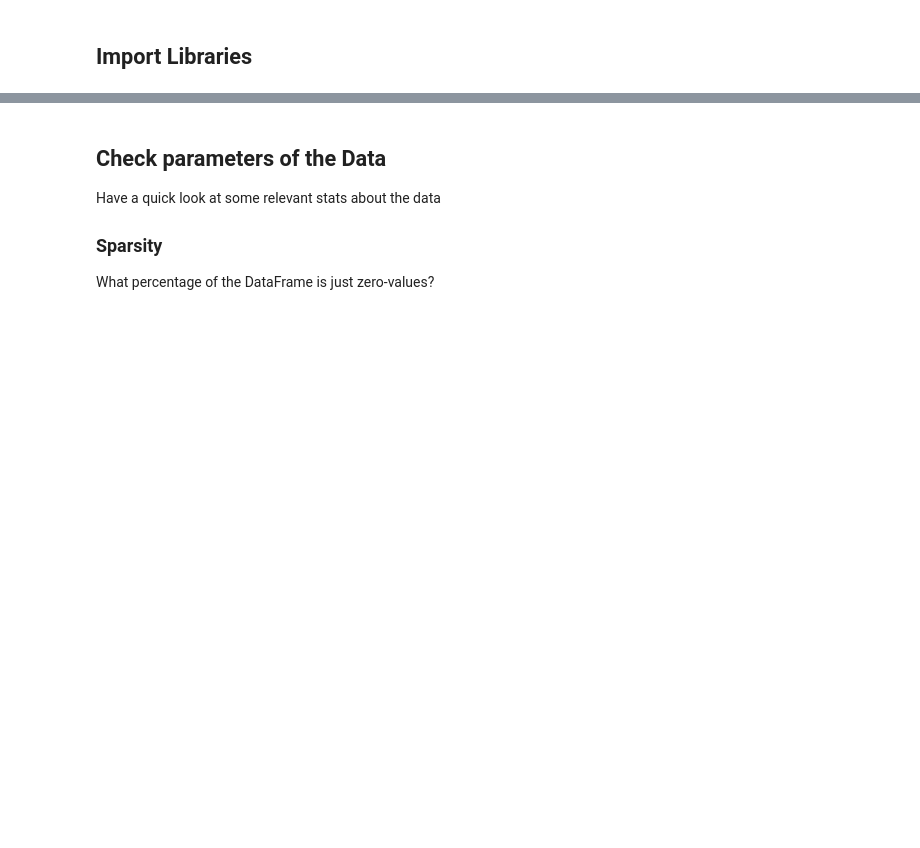
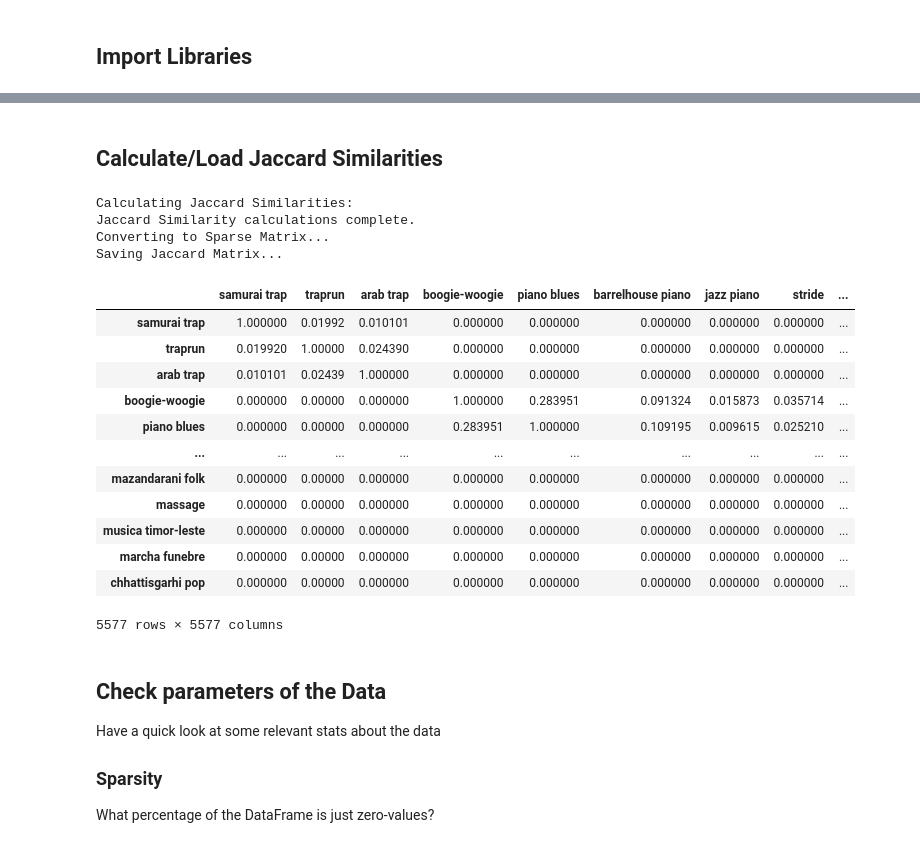
Before and after one commit to elliott-fogg/spotify-genre_clustering, a Jupyter notebook: Genre Clustering.ipynb, the cells around one changed output, grey strips where cells are left out. Cells and saved outputs as stored; diff of their text form; code cells hidden in the pictures; blank space fills up the shorter version.

```diff
--- a/Genre Clustering.ipynb
+++ b/Genre Clustering.ipynb
@@ -119,3 +199,69 @@ genre_counts = pd.read_pickle("genre_counts.pkl")
+# %% [markdown]
+## Calculate/Load Jaccard Similarities
+# %%
+if not os.path.isfile("jaccard_matrix.pkl"):
+    all_genres = df.columns
+    num_genres = len(all_genres)
+
+    # Construct list of Genre Counts for easier access
+    genre_counts = {}
+    for genre in all_genres:
+        genre_counts[genre] = df[genre][genre]
+
+    # Calculate Jaccard Similarities
+    print("Calculating Jaccard Similarities:")
+    jaccard = pd.DataFrame(np.identity(num_genres))
+    jaccard.index = all_genres
+    jaccard.columns = all_genres
+
+    for i in range(num_genres):
+        if i % 10 == 0:
+            sys.stdout.write(f"\r{i} / {num_genres}")
+            sys.stdout.flush()
+
+        g_i = all_genres[i]
+        g_i_count = genre_counts[g_i]
+
+        for j in range(i+1, num_genres):
+            g_j = all_genres[j]
+            overlap = df[g_i][g_j]
+
+            if overlap == 0:
+                j_score = 0
+            else:
+                j_score = overlap / (g_i_count + genre_counts[g_j] - overlap)
+
+            jaccard[g_i][g_j] = j_score
+            jaccard[g_j][g_i] = j_score
+
+    print("\rJaccard Similarity calculations complete.")
+    print("Converting to Sparse Matrix...")
+    jaccard = jaccard.astype(pd.SparseDtype("float", 0))
+    print("Saving Jaccard Matrix...")
+    jaccard.to_pickle("jaccard_matrix.pkl")
+
+else:
+    jaccard = pd.read_pickle("jaccard_matrix.pkl")
+
+jaccard
+# %% [output]
+Calculating Jaccard Similarities:
+Jaccard Similarity calculations complete.
+Converting to Sparse Matrix...
+Saving Jaccard Matrix...
+|  | samurai trap | traprun | arab trap | boogie-woogie | piano blues | barrelhouse piano | jazz piano | stride | ... |
+| samurai trap | 1.000000 | 0.01992 | 0.010101 | 0.000000 | 0.000000 | 0.000000 | 0.000000 | 0.000000 | ... |
+| traprun | 0.019920 | 1.00000 | 0.024390 | 0.000000 | 0.000000 | 0.000000 | 0.000000 | 0.000000 | ... |
+| arab trap | 0.010101 | 0.02439 | 1.000000 | 0.000000 | 0.000000 | 0.000000 | 0.000000 | 0.000000 | ... |
+| boogie-woogie | 0.000000 | 0.00000 | 0.000000 | 1.000000 | 0.283951 | 0.091324 | 0.015873 | 0.035714 | ... |
+| piano blues | 0.000000 | 0.00000 | 0.000000 | 0.283951 | 1.000000 | 0.109195 | 0.009615 | 0.025210 | ... |
+| ... | ... | ... | ... | ... | ... | ... | ... | ... | ... |
+| mazandarani folk | 0.000000 | 0.00000 | 0.000000 | 0.000000 | 0.000000 | 0.000000 | 0.000000 | 0.000000 | ... |
+| massage | 0.000000 | 0.00000 | 0.000000 | 0.000000 | 0.000000 | 0.000000 | 0.000000 | 0.000000 | ... |
+| musica timor-leste | 0.000000 | 0.00000 | 0.000000 | 0.000000 | 0.000000 | 0.000000 | 0.000000 | 0.000000 | ... |
+| marcha funebre | 0.000000 | 0.00000 | 0.000000 | 0.000000 | 0.000000 | 0.000000 | 0.000000 | 0.000000 | ... |
+| chhattisgarhi pop | 0.000000 | 0.00000 | 0.000000 | 0.000000 | 0.000000 | 0.000000 | 0.000000 | 0.000000 | ... |
+5577 rows × 5577 columns
 # %% [markdown]
 ## Check parameters of the Data
 
```
Also changed, not shown: parts of 42 cells of this notebook, 1 other file.
